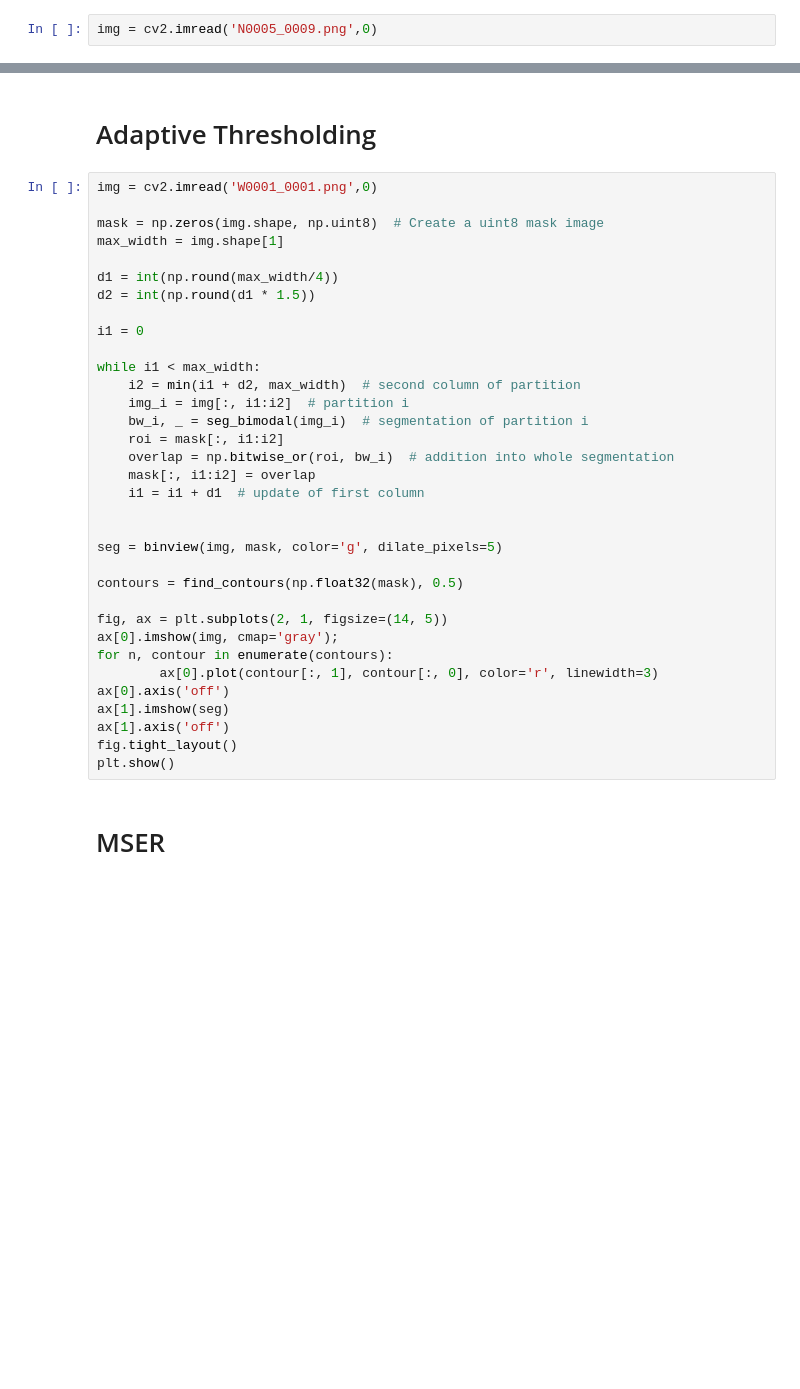
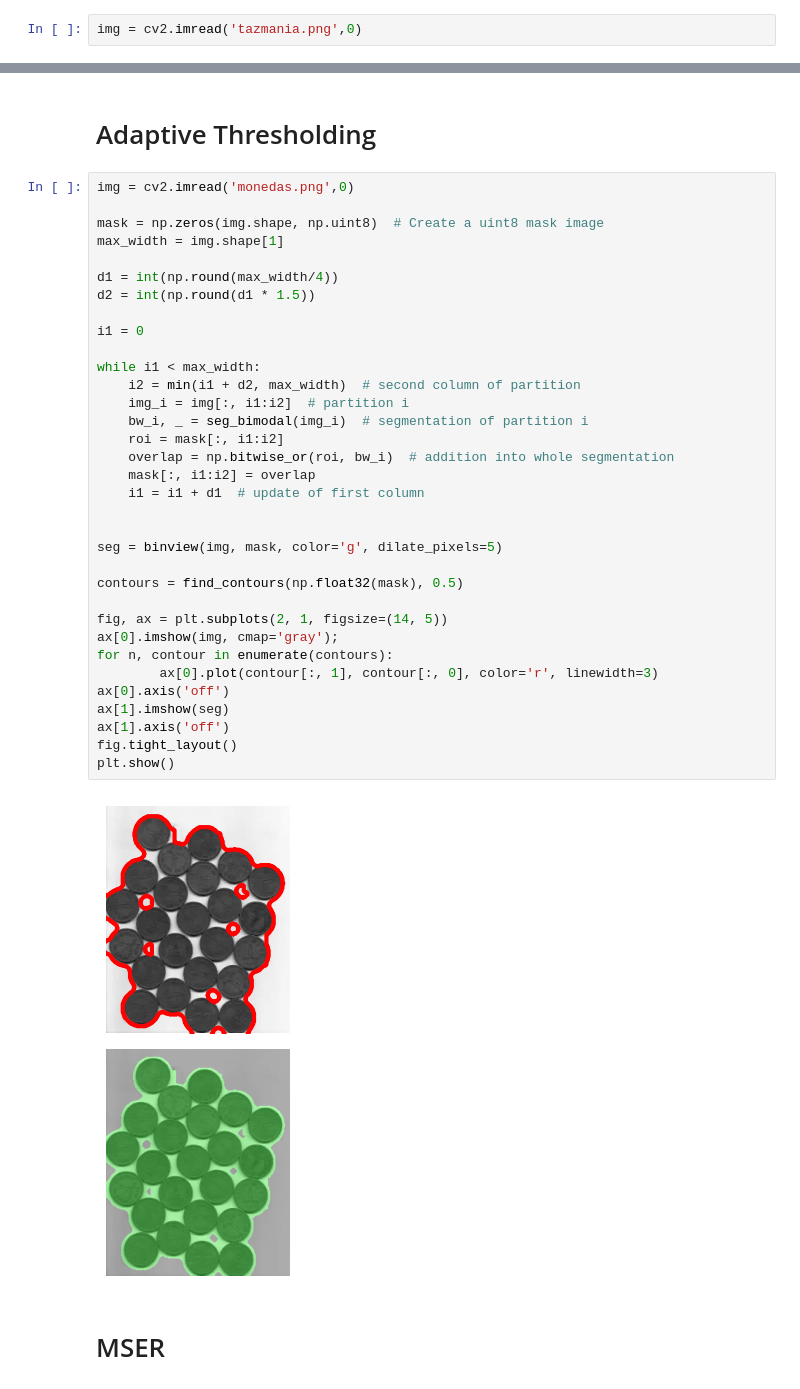
Before and after one commit to joseramoniglesias/EL442_Tratamiento_Senales, a Jupyter notebook: clases/Cap08_Segmentación/Matlab_Python/TRAT08_RegionSegmentation.ipynb, the cells around one changed output, grey strips where cells are left out. Saved outputs shown, nothing was run; the diff lists cells and outputs as text; blank space fills up the shorter version.

```diff
--- a/clases/Cap08_Segmentación/Matlab_Python/TRAT08_RegionSegmentation.ipynb
+++ b/clases/Cap08_Segmentación/Matlab_Python/TRAT08_RegionSegmentation.ipynb
@@ -171,7 +177,7 @@ def seg_bimodal(img, p=-0.1):
 
     return r, contours
 # %%
-img = cv2.imread('N0005_0009.png',0)
+img = cv2.imread('tazmania.png',0)
 # %%
 mask, contours = seg_bimodal(img)
 seg = binview(img, mask, 'g')
@@ -187,39 +195,41 @@ plt.show()
 # %% [markdown]
 # Adaptive Thresholding
 # %%
-img = cv2.imread('W0001_0001.png',0)
+img = cv2.imread('monedas.png',0)
 
 mask = np.zeros(img.shape, np.uint8)  # Create a uint8 mask image
 max_width = img.shape[1]
 
 d1 = int(np.round(max_width/4))
 d2 = int(np.round(d1 * 1.5))
 
 i1 = 0
 
 while i1 < max_width:
     i2 = min(i1 + d2, max_width)  # second column of partition
     img_i = img[:, i1:i2]  # partition i
     bw_i, _ = seg_bimodal(img_i)  # segmentation of partition i
     roi = mask[:, i1:i2]
     overlap = np.bitwise_or(roi, bw_i)  # addition into whole segmentation
     mask[:, i1:i2] = overlap
     i1 = i1 + d1  # update of first column
 
 
 seg = binview(img, mask, color='g', dilate_pixels=5)
 
 contours = find_contours(np.float32(mask), 0.5)
 
 fig, ax = plt.subplots(2, 1, figsize=(14, 5))
 ax[0].imshow(img, cmap='gray');
 for n, contour in enumerate(contours):
         ax[0].plot(contour[:, 1], contour[:, 0], color='r', linewidth=3)
 ax[0].axis('off')
 ax[1].imshow(seg)
 ax[1].axis('off')
 fig.tight_layout()
 plt.show()
+# %% [output]
+[figure, added]
 # %% [markdown]
 # MSER
 # %%
```
Also changed, not shown: parts of 12 cells of this notebook, 2 other files.
